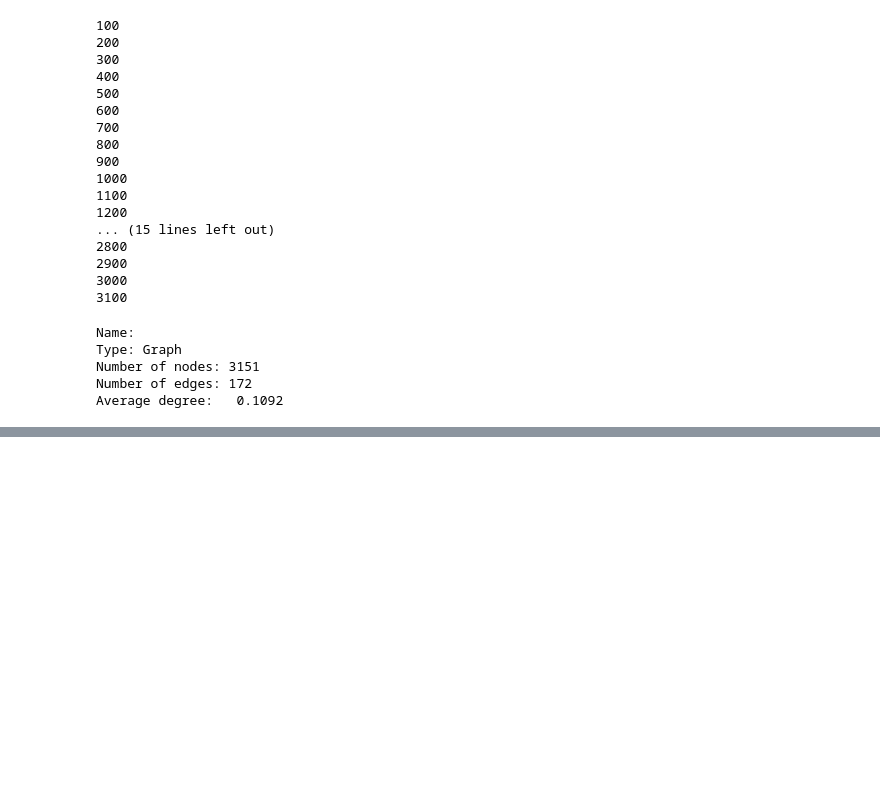
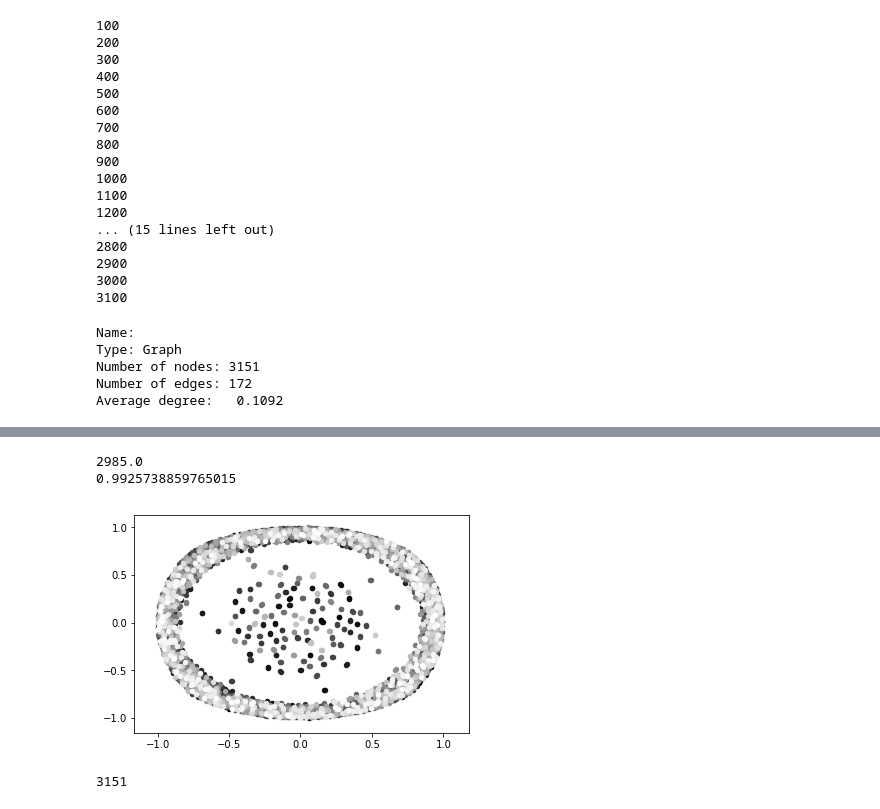
Before and after one commit to CesPucp/Tesis2, a Jupyter notebook: Topic Modeling.ipynb, the cells around one changed output, grey strips where cells are left out. Saved outputs shown, nothing was run; the diff lists cells and outputs as text; code cells hidden in the pictures; blank space fills up the shorter version.

```diff
--- a/Topic Modeling.ipynb
+++ b/Topic Modeling.ipynb
@@ -299,0 +613,12 @@ plt.show()
+# %%
+import gensim
+import gensim.corpora as corpora
+from gensim.models import CoherenceModel
+dictionary = gensim.corpora.Dictionary(data_preprocess_2)
+#dictionary.filter_extremes(no_below=15, no_above=0.1, keep_n= 100000)
+bow_corpus = [dictionary.doc2bow(doc) for doc in data_preprocess_2]
+lda_model_key =  gensim.models.LdaMulticore(bow_corpus,
+                                   num_topics = 20,
+                                   id2word = dictionary,
+                                   passes = 10,
+                                   workers = 2)
@@ -299,0 +660,7 @@ plt.show()
+# %%
+kw=[]
+for r in prueba:
+    #print(r)
+    aux=' '.join(r)
+    kw.append(aux)
+len(kw)
@@ -299,0 +731,39 @@ plt.show()
+# %%
+import community
+import networkx as nx
+import matplotlib.pyplot as plt
+
+G=g_key
+#first compute the best partition
+partition = community.best_partition(G,weight='weight')
+mod_key=community.modularity(partition,G)
+#drawing
+size = float(len(set(partition.values())))
+print(size)
+print(mod_key)
+pos = nx.spring_layout(G)
+count = 0.
+for com in set(partition.values()) :
+    count = count + 1.
+    list_nodes = [nodes for nodes in partition.keys()
+                                if partition[nodes] == com]
+    nx.draw_networkx_nodes(G, pos, list_nodes, node_size = 20,
+                                node_color = str(count / size))
+
+nx.draw_networkx_edges(G, pos, alpha=0.5)
+plt.show()
+# %% [output]
+2985.0
+0.9925738859765015
+[figure, added]
+# %%
+#juntar keywords (kw) abstract (abst) tittle(text) KWR
+#total kwr kw
+i=0
+kwr=[]
+for k in key:
+    kwr.append(ab[i]+titu[i]+key[i])
+    i+=1
+len(kwr)
+# %% [output]
+3151
```
Also changed, not shown: parts of 38 cells of this notebook, 2 other files.
